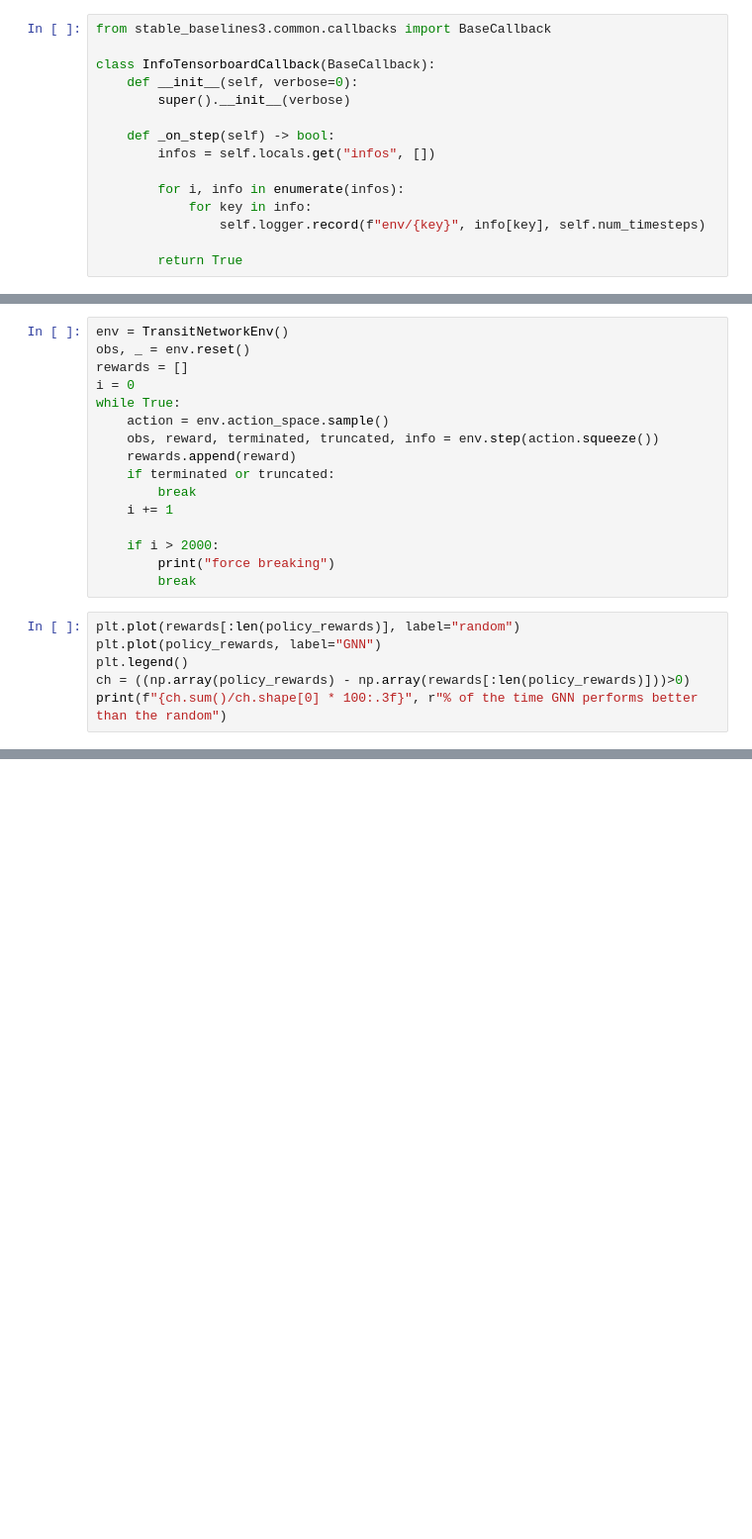
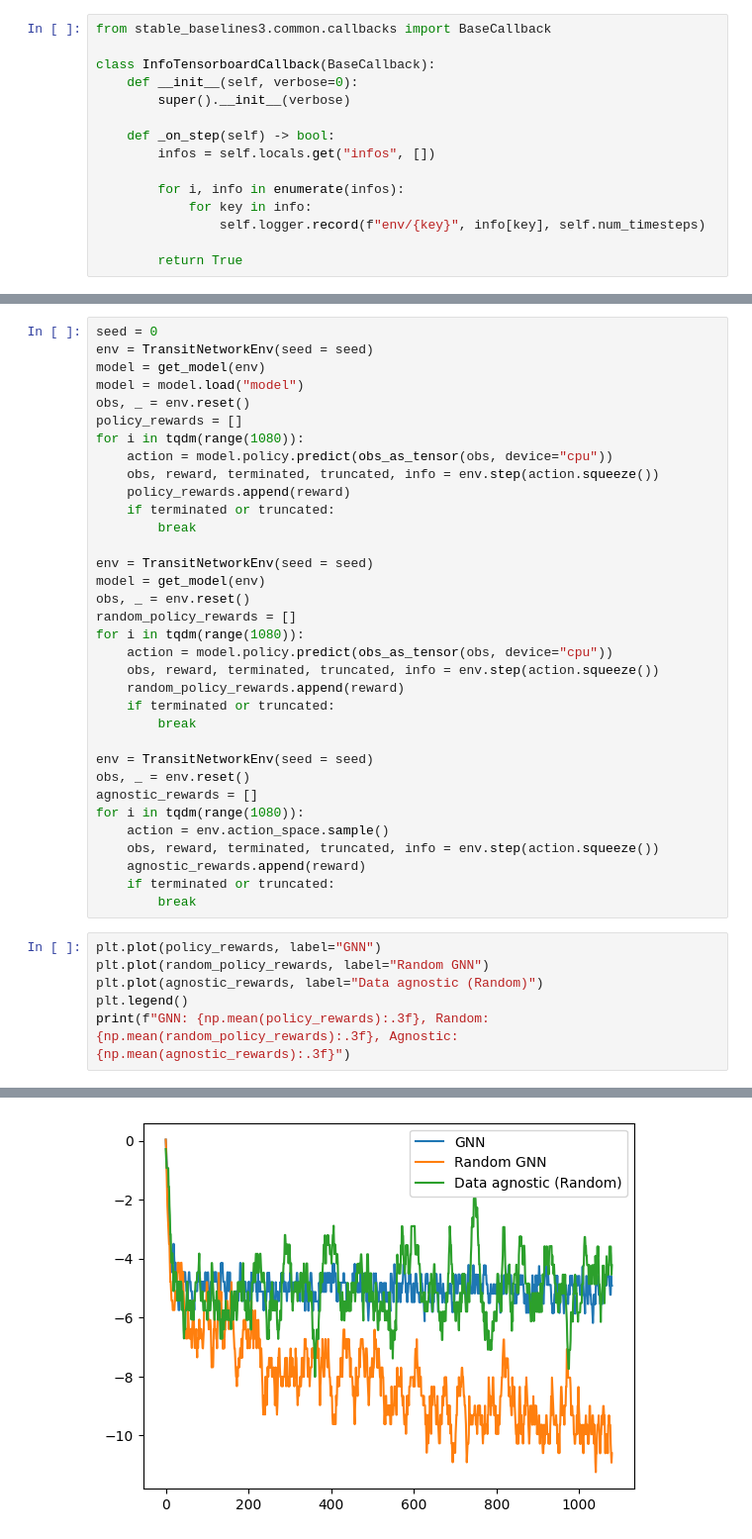
Before and after one commit to ce-muzzamil/Transit-Simulator, a Jupyter notebook: main.ipynb, the cells around one changed output, grey strips where cells are left out. Shown at 99% size. Saved outputs shown, nothing was run; the diff lists cells and outputs as text; blank space fills up the shorter version.

Commit message:
Slightly better than last time 22 April 2025

```diff
--- a/main.ipynb
+++ b/main.ipynb
@@ -77,22 +63,41 @@ plt.plot(policy_rewards)
-# %%
-env = TransitNetworkEnv()
-obs, _ = env.reset()
-rewards = []
-i = 0
-while True:
-    action = env.action_space.sample()
-    obs, reward, terminated, truncated, info = env.step(action.squeeze())
-    rewards.append(reward)
-    if terminated or truncated:
-        break
-    i += 1
-
-    if i > 2000:
-        print("force breaking")
-        break
-# %%
-plt.plot(rewards[:len(policy_rewards)], label="random")
-plt.plot(policy_rewards, label="GNN")
-plt.legend()
-ch = ((np.array(policy_rewards) - np.array(rewards[:len(policy_rewards)]))>0)
-print(f"{ch.sum()/ch.shape[0] * 100:.3f}", r"% of the time GNN performs better than the random")
+# %%
+seed = 0
+env = TransitNetworkEnv(seed = seed)
+model = get_model(env)
+model = model.load("model")
+obs, _ = env.reset()
+policy_rewards = []
+for i in tqdm(range(1080)):
+    action = model.policy.predict(obs_as_tensor(obs, device="cpu"))
+    obs, reward, terminated, truncated, info = env.step(action.squeeze())
+    policy_rewards.append(reward)
+    if terminated or truncated:
+        break
+
+env = TransitNetworkEnv(seed = seed)
+model = get_model(env)
+obs, _ = env.reset()
+random_policy_rewards = []
+for i in tqdm(range(1080)):
+    action = model.policy.predict(obs_as_tensor(obs, device="cpu"))
+    obs, reward, terminated, truncated, info = env.step(action.squeeze())
+    random_policy_rewards.append(reward)
+    if terminated or truncated:
+        break
+
+env = TransitNetworkEnv(seed = seed)
+obs, _ = env.reset()
+agnostic_rewards = []
+for i in tqdm(range(1080)):
+    action = env.action_space.sample()
+    obs, reward, terminated, truncated, info = env.step(action.squeeze())
+    agnostic_rewards.append(reward)
+    if terminated or truncated:
+        break
+# %%
+plt.plot(policy_rewards, label="GNN")
+plt.plot(random_policy_rewards, label="Random GNN")
+plt.plot(agnostic_rewards, label="Data agnostic (Random)")
+plt.legend()
+print(f"GNN: {np.mean(policy_rewards):.3f}, Random: {np.mean(random_policy_rewards):.3f}, Agnostic: {np.mean(agnostic_rewards):.3f}")
+# %% [output]
@@ -98,0 +105 @@ print(f"{ch.sum()/ch.shape[0] * 100:.3f}", r"% of the time GNN performs better t
+[figure, added]
```
Also changed, not shown: parts of 6 cells of this notebook, 5 other files.
